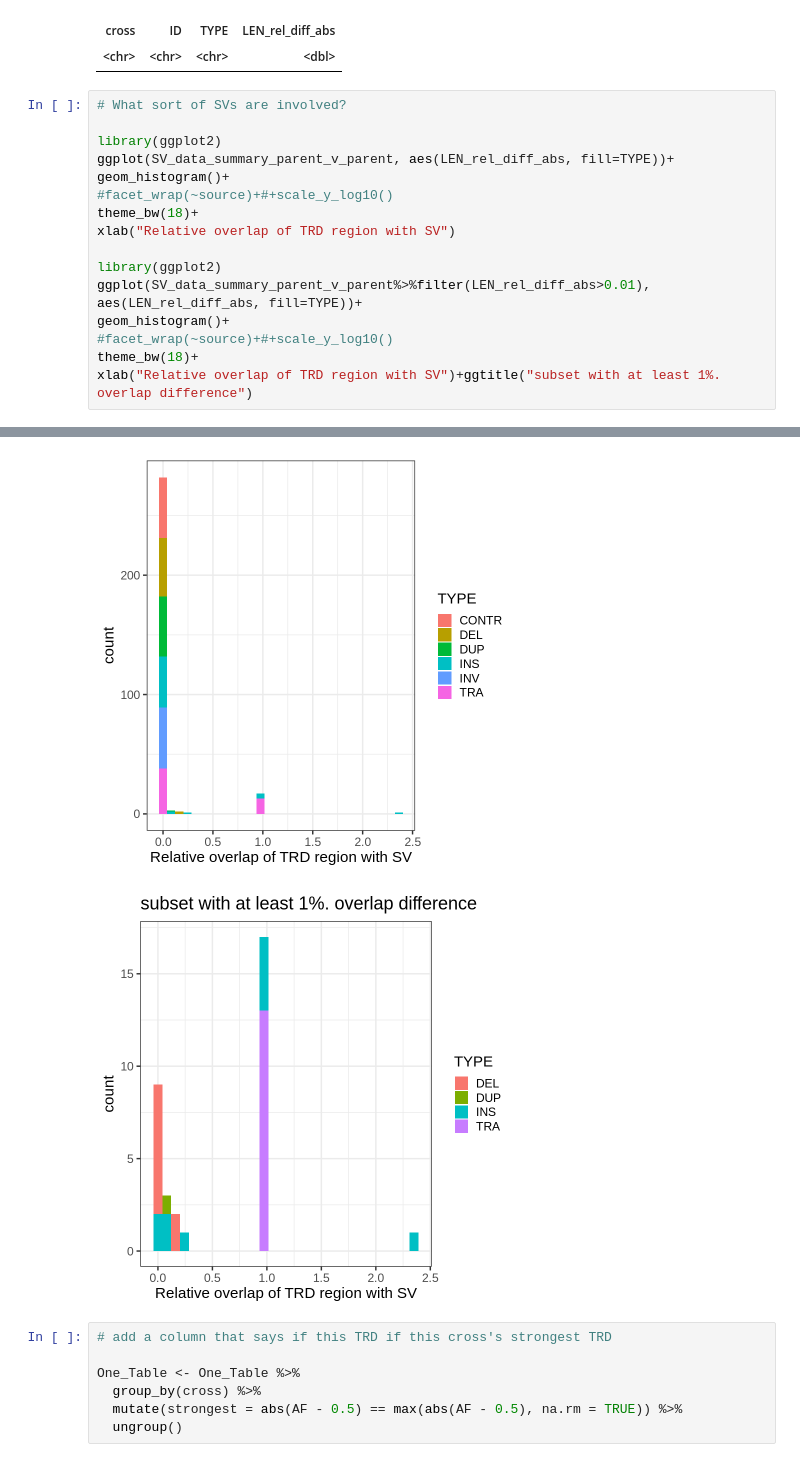
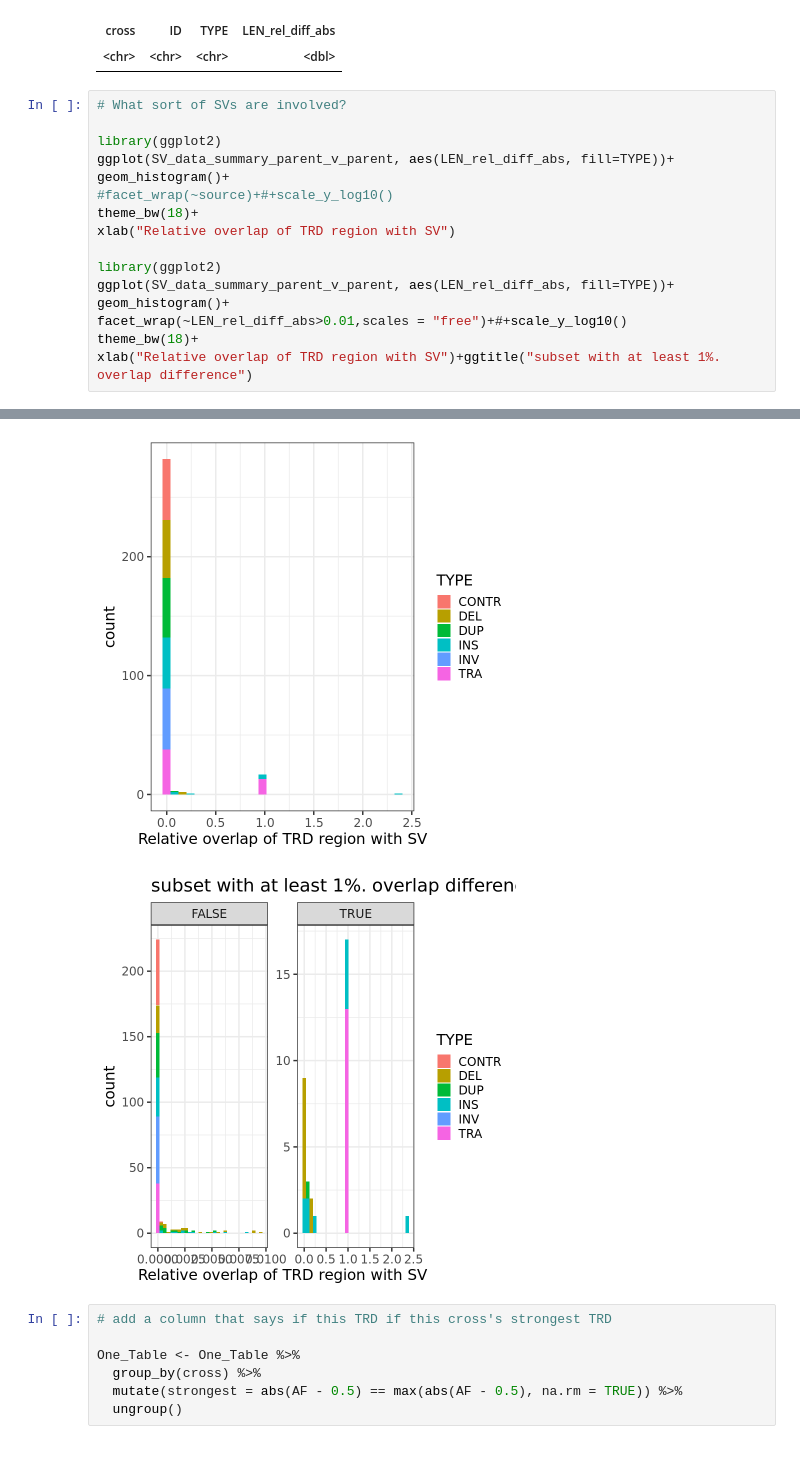
Before and after one commit to jnrunge/TRD, a Jupyter notebook: 03_GenomicSignals/03_PutItAllTogether.ipynb, the cells around one changed output, grey strips where cells are left out. Cells and saved outputs as stored; diff of their text form.

Commit message:
Fixed LP changes data in PutItAllTogether

```diff
--- a/03_GenomicSignals/03_PutItAllTogether.ipynb
+++ b/03_GenomicSignals/03_PutItAllTogether.ipynb
@@ -474,24 +474,24 @@ A grouped_df: 0 x 4
 # %%
 # What sort of SVs are involved?
 
 library(ggplot2)
 ggplot(SV_data_summary_parent_v_parent, aes(LEN_rel_diff_abs, fill=TYPE))+
 geom_histogram()+
 #facet_wrap(~source)+#+scale_y_log10()
 theme_bw(18)+
 xlab("Relative overlap of TRD region with SV")
 
 library(ggplot2)
-ggplot(SV_data_summary_parent_v_parent%>%filter(LEN_rel_diff_abs>0.01), aes(LEN_rel_diff_abs, fill=TYPE))+
+ggplot(SV_data_summary_parent_v_parent, aes(LEN_rel_diff_abs, fill=TYPE))+
 geom_histogram()+
-#facet_wrap(~source)+#+scale_y_log10()
+facet_wrap(~LEN_rel_diff_abs>0.01,scales = "free")+#+scale_y_log10()
 theme_bw(18)+
 xlab("Relative overlap of TRD region with SV")+ggtitle("subset with at least 1%. overlap difference")
 # %% [output]
 `stat_bin()` using `bins = 30`. Pick better value with `binwidth`.
 `stat_bin()` using `bins = 30`. Pick better value with `binwidth`.
-[figure, old version]
+[figure, new version]
-[figure, old version]
+[figure, new version]
 # %%
 # add a column that says if this TRD if this cross's strongest TRD
 
```
Also changed, not shown: parts of 25 cells of this notebook.
